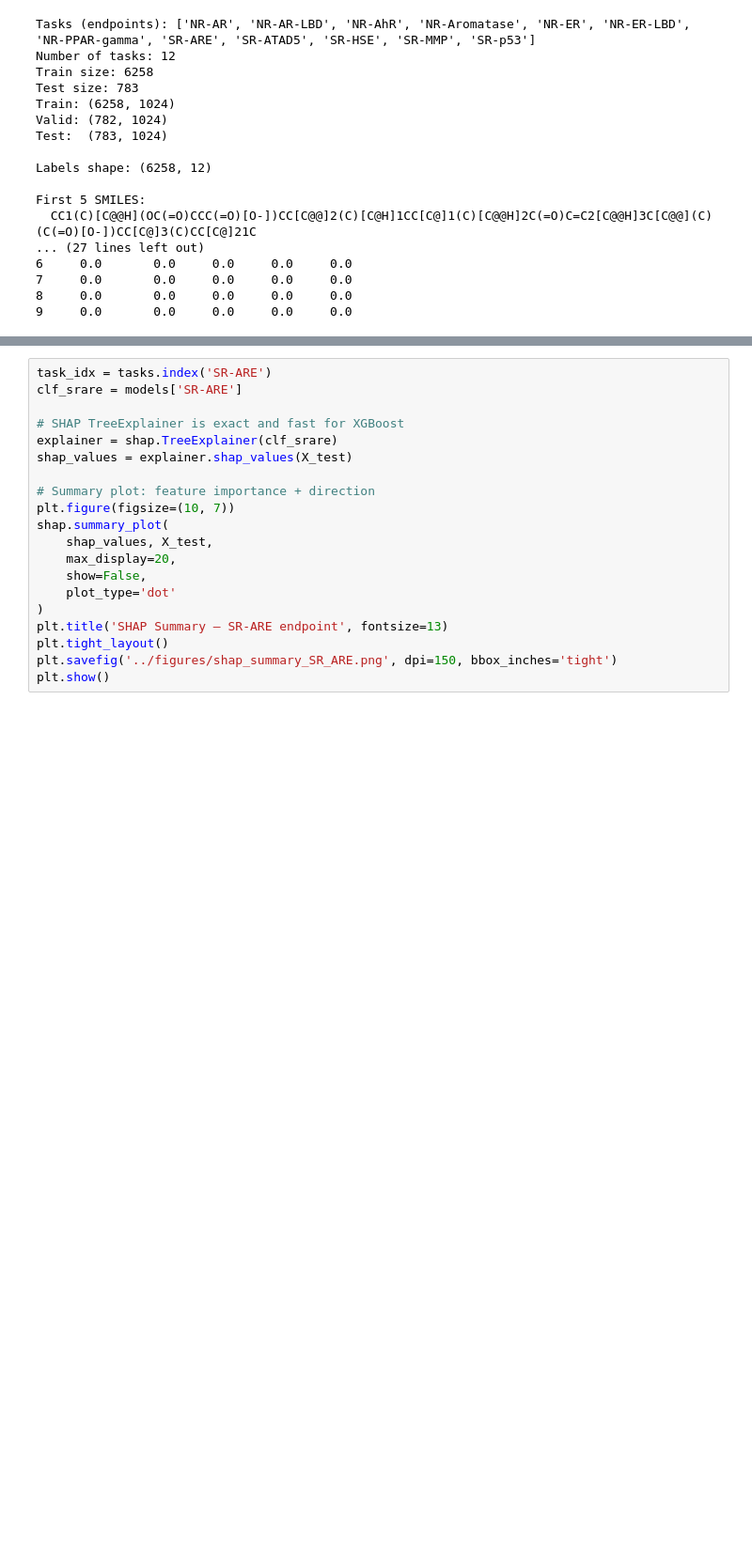
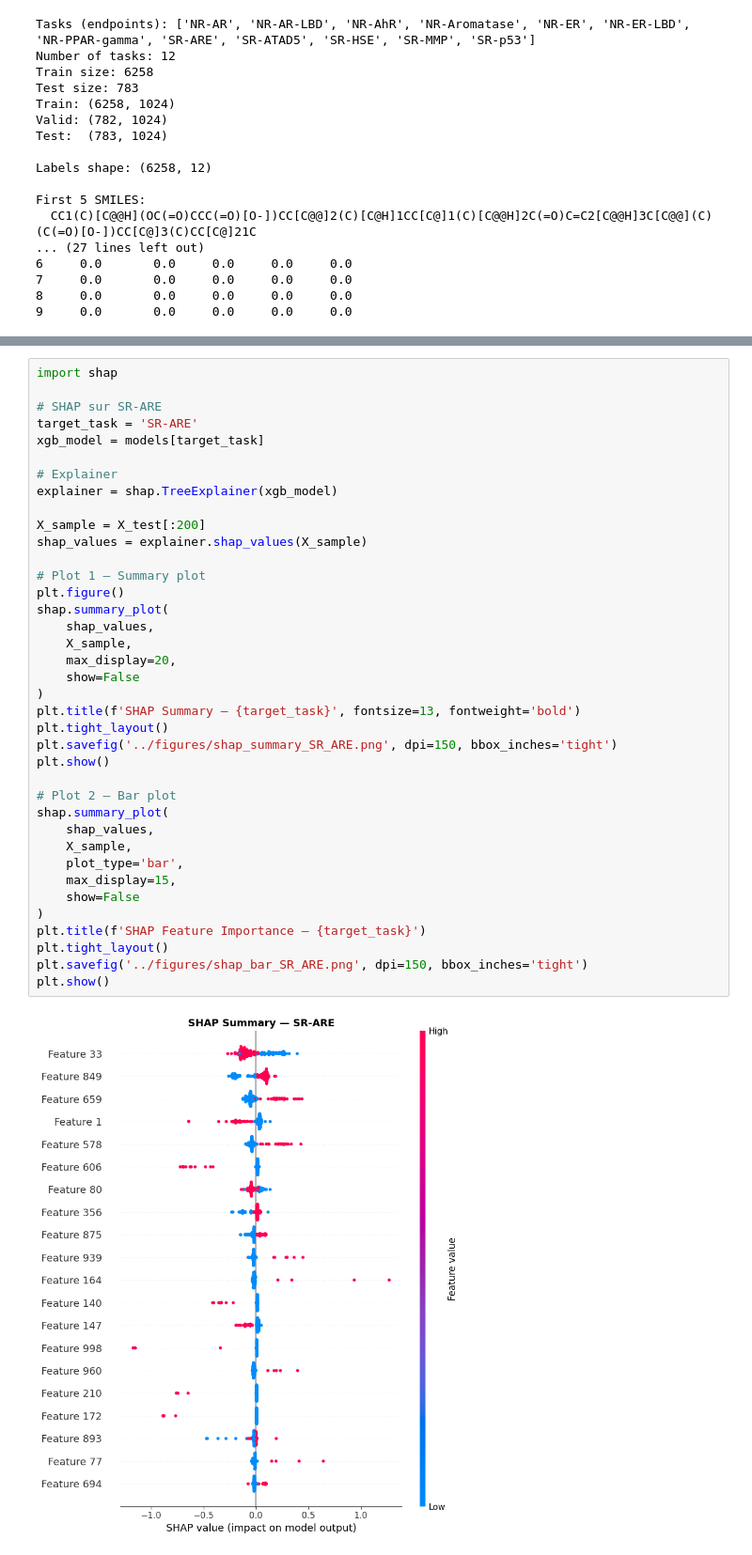
Before and after one commit to cecilesde/admet-toxicity-predictor, a Jupyter notebook: notebooks/02_multitask_model.ipynb, the cells around one changed output, grey strips where cells are left out. Shown at 94% size. Saved outputs shown, nothing was run; the diff lists cells and outputs as text; blank space fills up the shorter version.

```diff
--- a/notebooks/02_multitask_model.ipynb
+++ b/notebooks/02_multitask_model.ipynb
@@ -175,20 +315,40 @@ SR-ARE (Stress Response – Antioxidant Response Element) measures activation of
 # %%
-task_idx = tasks.index('SR-ARE')
-clf_srare = models['SR-ARE']
+import shap
 
-# SHAP TreeExplainer is exact and fast for XGBoost
-explainer = shap.TreeExplainer(clf_srare)
-shap_values = explainer.shap_values(X_test)
+# SHAP sur SR-ARE
+target_task = 'SR-ARE'
+xgb_model = models[target_task]
 
-# Summary plot: feature importance + direction
-plt.figure(figsize=(10, 7))
+# Explainer
+explainer = shap.TreeExplainer(xgb_model)
+
+X_sample = X_test[:200]
+shap_values = explainer.shap_values(X_sample)
+
+# Plot 1 — Summary plot
+plt.figure()
 shap.summary_plot(
-    shap_values, X_test,
+    shap_values,
+    X_sample,
     max_display=20,
-    show=False,
-    plot_type='dot'
+    show=False
 )
-plt.title('SHAP Summary — SR-ARE endpoint', fontsize=13)
+plt.title(f'SHAP Summary — {target_task}', fontsize=13, fontweight='bold')
 plt.tight_layout()
 plt.savefig('../figures/shap_summary_SR_ARE.png', dpi=150, bbox_inches='tight')
 plt.show()
+
+# Plot 2 — Bar plot
+shap.summary_plot(
+    shap_values,
+    X_sample,
+    plot_type='bar',
+    max_display=15,
+    show=False
+)
+plt.title(f'SHAP Feature Importance — {target_task}')
+plt.tight_layout()
+plt.savefig('../figures/shap_bar_SR_ARE.png', dpi=150, bbox_inches='tight')
+plt.show()
+# %% [output]
+[figure, added]
```
Also changed, not shown: parts of 17 cells of this notebook.
